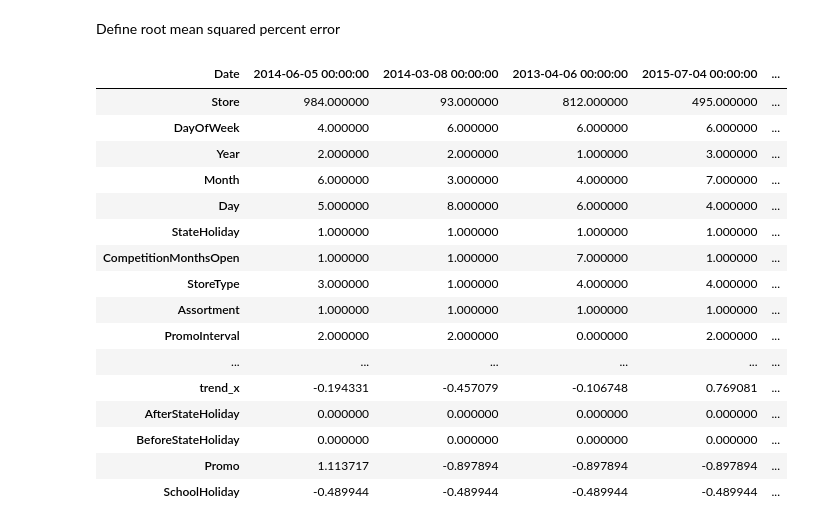
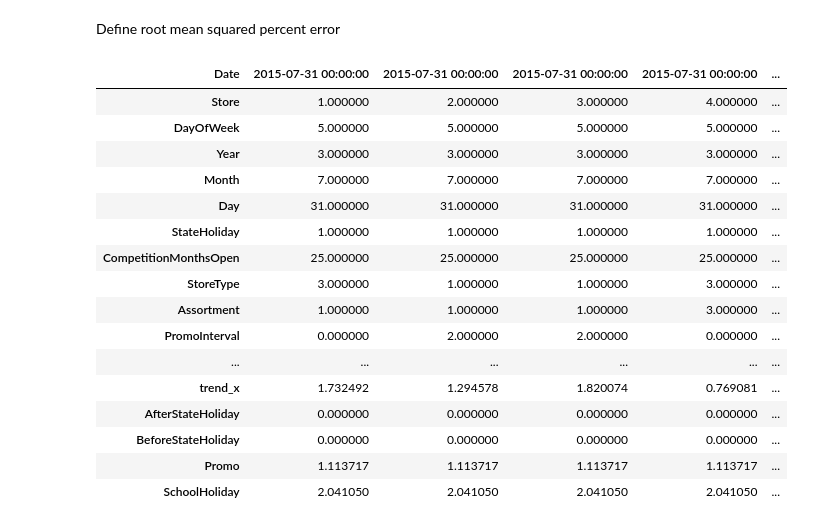
Before and after one commit to yuriimchg/Machine-Learning-sandbox, a Jupyter notebook: fastai/rossmann_kaggle.ipynb, the cells around one changed output. Drawn from its saved outputs; the diff is of its cells as text; code cells hidden in the pictures.

```diff
--- a/fastai/rossmann_kaggle.ipynb
+++ b/fastai/rossmann_kaggle.ipynb
@@ -628,25 +628,25 @@ def exp_rmspe(y_pred, targ):
 max_log_y = np.max(yl)
 y_range = (0, max_log_y*1.2)
 # %%
-df.sample(7).T
+df.head(7).T
 # %% [output]
-| Date | 2014-06-05 00:00:00 | 2014-03-08 00:00:00 | 2013-04-06 00:00:00 | 2015-07-04 00:00:00 | ... |
-| Store | 984.000000 | 93.000000 | 812.000000 | 495.000000 | ... |
-| DayOfWeek | 4.000000 | 6.000000 | 6.000000 | 6.000000 | ... |
-| Year | 2.000000 | 2.000000 | 1.000000 | 3.000000 | ... |
-| Month | 6.000000 | 3.000000 | 4.000000 | 7.000000 | ... |
-| Day | 5.000000 | 8.000000 | 6.000000 | 4.000000 | ... |
+| Date | 2015-07-31 00:00:00 | 2015-07-31 00:00:00 | 2015-07-31 00:00:00 | 2015-07-31 00:00:00 | ... |
+| Store | 1.000000 | 2.000000 | 3.000000 | 4.000000 | ... |
+| DayOfWeek | 5.000000 | 5.000000 | 5.000000 | 5.000000 | ... |
+| Year | 3.000000 | 3.000000 | 3.000000 | 3.000000 | ... |
+| Month | 7.000000 | 7.000000 | 7.000000 | 7.000000 | ... |
+| Day | 31.000000 | 31.000000 | 31.000000 | 31.000000 | ... |
 | StateHoliday | 1.000000 | 1.000000 | 1.000000 | 1.000000 | ... |
-| CompetitionMonthsOpen | 1.000000 | 1.000000 | 7.000000 | 1.000000 | ... |
-| StoreType | 3.000000 | 1.000000 | 4.000000 | 4.000000 | ... |
-| Assortment | 1.000000 | 1.000000 | 1.000000 | 1.000000 | ... |
-| PromoInterval | 2.000000 | 2.000000 | 0.000000 | 2.000000 | ... |
+| CompetitionMonthsOpen | 25.000000 | 25.000000 | 25.000000 | 25.000000 | ... |
+| StoreType | 3.000000 | 1.000000 | 1.000000 | 3.000000 | ... |
+| Assortment | 1.000000 | 1.000000 | 1.000000 | 3.000000 | ... |
+| PromoInterval | 0.000000 | 2.000000 | 2.000000 | 0.000000 | ... |
 | ... | ... | ... | ... | ... | ... |
-| trend_x | -0.194331 | -0.457079 | -0.106748 | 0.769081 | ... |
+| trend_x | 1.732492 | 1.294578 | 1.820074 | 0.769081 | ... |
 | AfterStateHoliday | 0.000000 | 0.000000 | 0.000000 | 0.000000 | ... |
 | BeforeStateHoliday | 0.000000 | 0.000000 | 0.000000 | 0.000000 | ... |
-| Promo | 1.113717 | -0.897894 | -0.897894 | -0.897894 | ... |
-| SchoolHoliday | -0.489944 | -0.489944 | -0.489944 | -0.489944 | ... |
+| Promo | 1.113717 | 1.113717 | 1.113717 | 1.113717 | ... |
+| SchoolHoliday | 2.041050 | 2.041050 | 2.041050 | 2.041050 | ... |
 # %%
 batch_size = 128
 # %%
```
Also changed, not shown: parts of 10 cells of this notebook.
